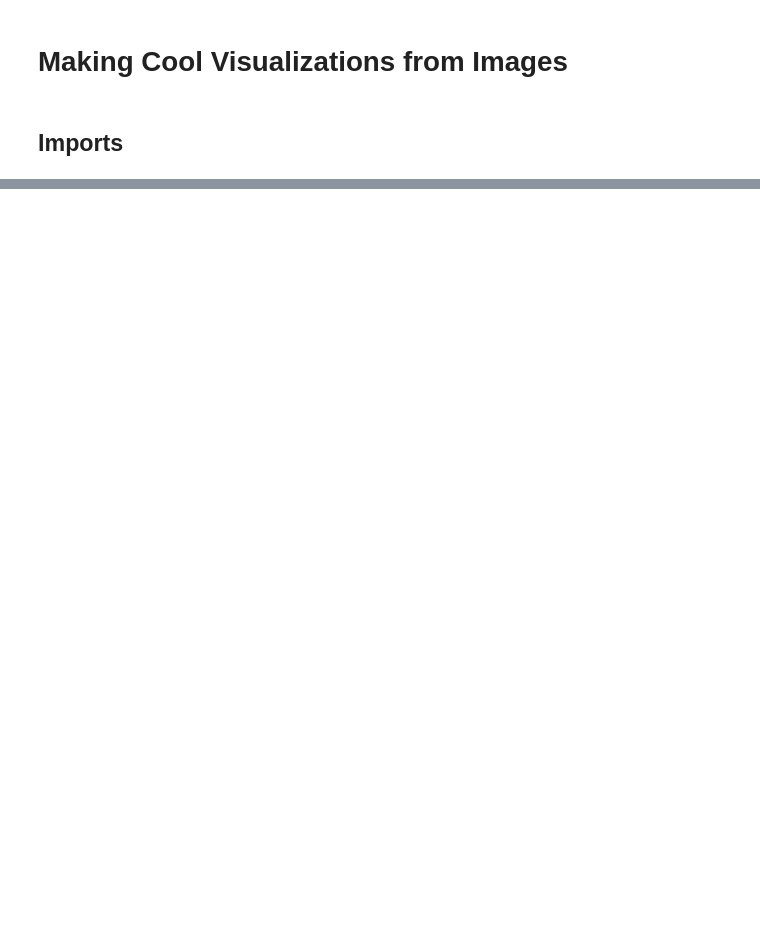
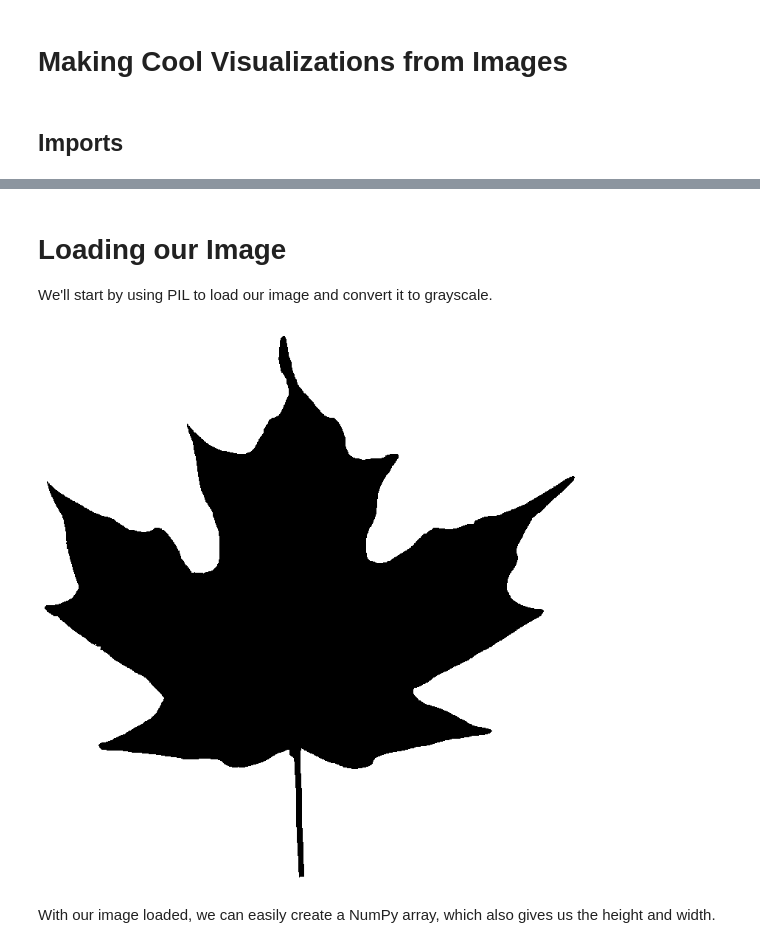
Before and after one commit to mcumiskey/Image-to-Point-Cloud, a Jupyter notebook: GettingStarted.ipynb, the cells around one changed output, grey strips where cells are left out. Saved outputs shown, nothing was run; the diff lists cells and outputs as text; code cells hidden in the pictures; blank space fills up the shorter version.

```diff
--- a/GettingStarted.ipynb
+++ b/GettingStarted.ipynb
@@ -114,0 +19,12 @@ fig = px.scatter(
+# %% [markdown]
+# Loading our Image
+
+We'll start by using PIL to load our image and convert it to grayscale.
+# %%
+img_path = r"images\SugarMapleLeaf.png"
+img = Image.open(img_path).convert("L")
+display(img)
+# %% [output]
+[figure, added]
+# %% [markdown]
+With our image loaded, we can easily create a NumPy array, which also gives us the height and width.
```
Also changed, not shown: parts of 40 cells of this notebook.
